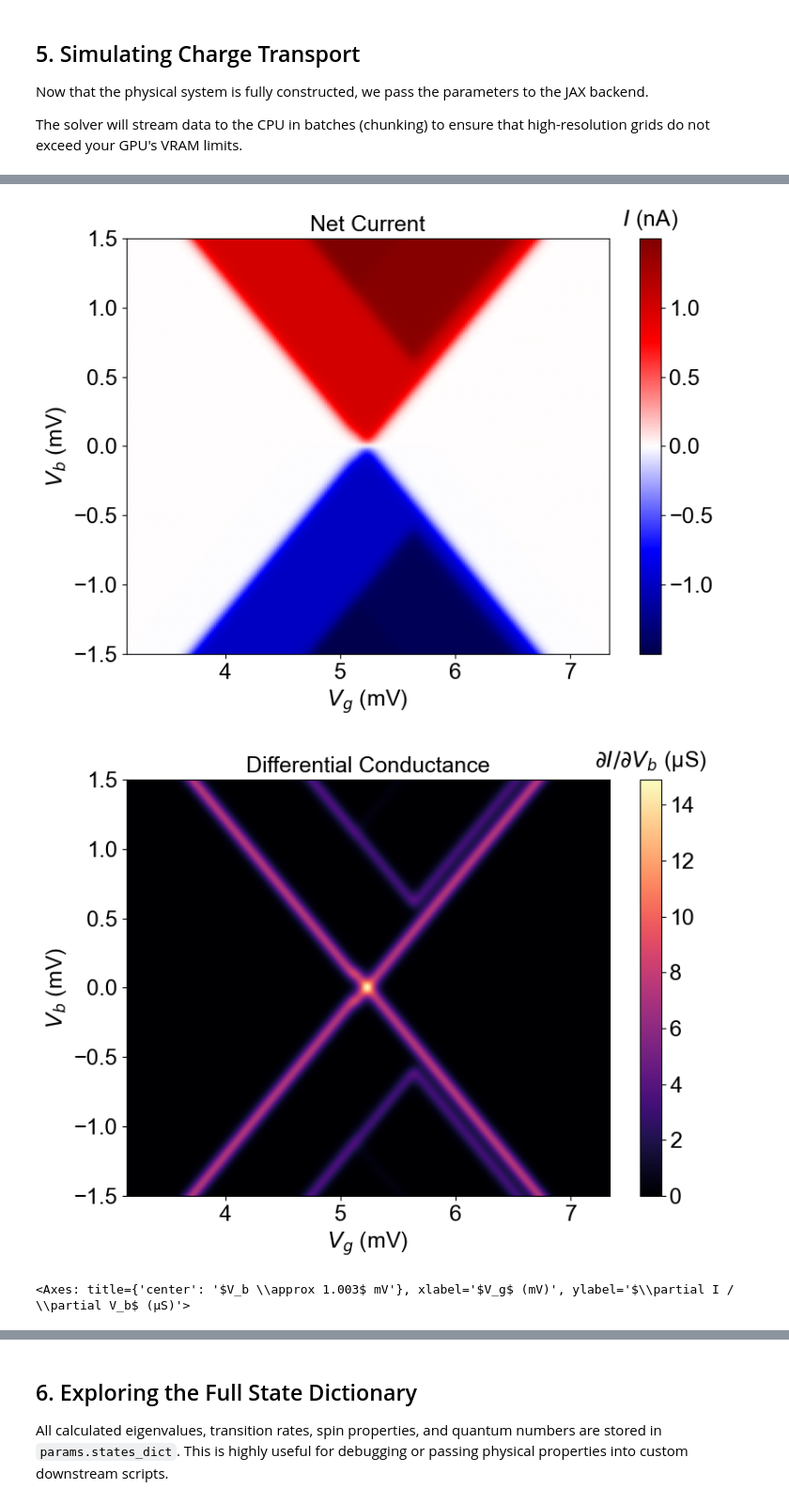
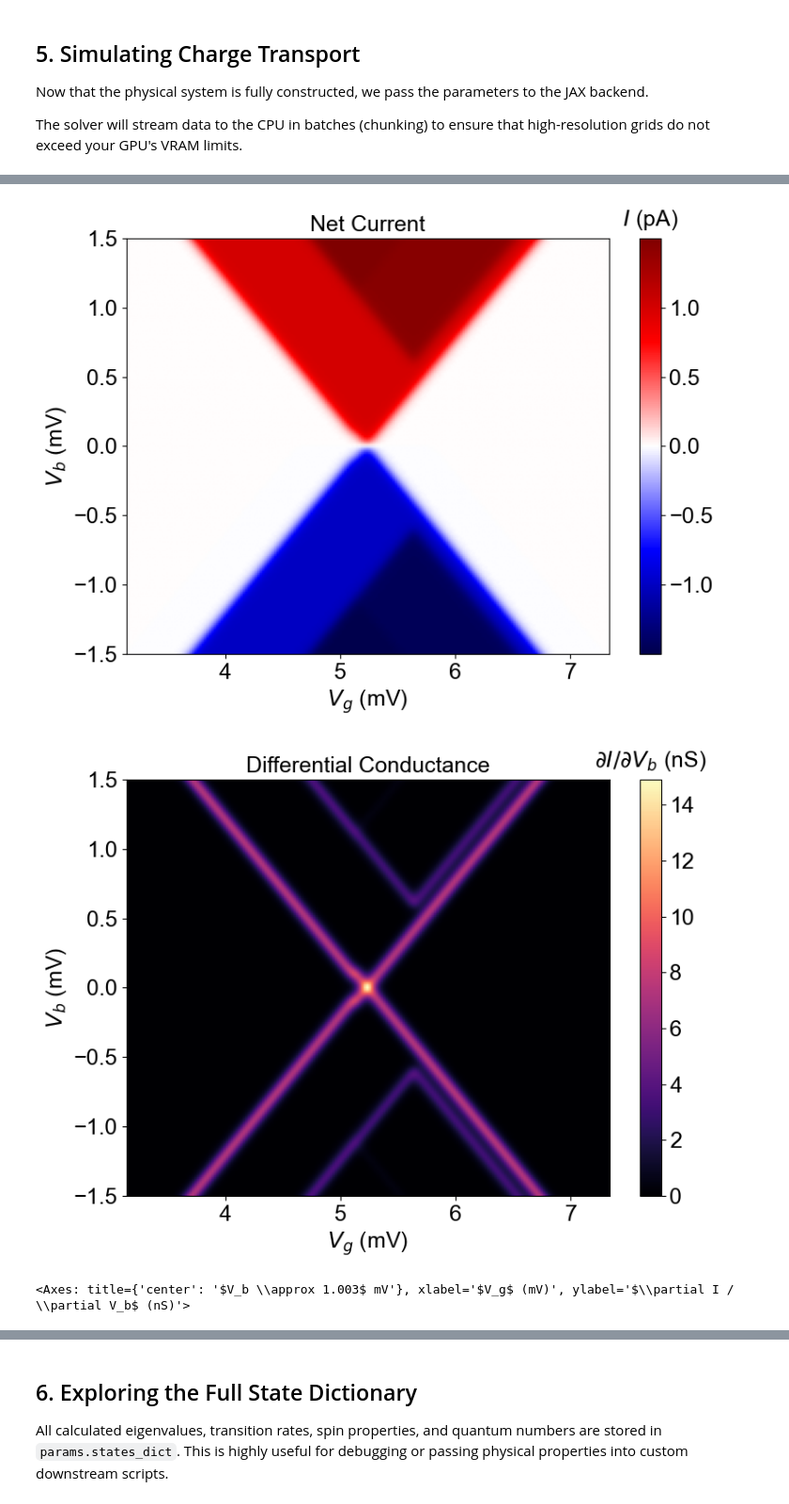
Before and after one commit to stefv01/qpyd, a Jupyter notebook: tutorials/tutorial _Hamiltonian_model.ipynb, the cells around one changed output, grey strips where cells are left out. Shown at 94% size. Saved outputs shown, nothing was run; the diff lists cells and outputs as text; code cells hidden in the pictures.

```diff
--- a/tutorials/tutorial _Hamiltonian_model.ipynb
+++ b/tutorials/tutorial _Hamiltonian_model.ipynb
@@ -181,8 +183,8 @@ extent = [params.Vgmin, params.Vgmax, params.Vbmin, params.Vbmax]
 
 # Define the axes units and the units of the quantities to be plotted
 axes_units = ['mV', 'mV']
-curr_unit = 'nA'
-conductance_unit = 'μS'
+curr_unit = 'pA'
+conductance_unit = 'nS'
 
 # 1. Plot the Average Charge Occupation
 plotter.plot_map(
@@ -228,7 +230,7 @@ Solved full grid in 0.66s.
 [figure]
 [figure]
-[figure, old version]
+[figure, new version]
-<Axes: title={'center': '$V_b \\approx 1.003$ mV'}, xlabel='$V_g$ (mV)', ylabel='$\\partial I / \\partial V_b$ (μS)'>
+<Axes: title={'center': '$V_b \\approx 1.003$ mV'}, xlabel='$V_g$ (mV)', ylabel='$\\partial I / \\partial V_b$ (nS)'>
 [figure]
 # %% [markdown]
 ## 6. Exploring the Full State Dictionary
```
Also changed, not shown: parts of 3 cells of this notebook, 5 other files.
